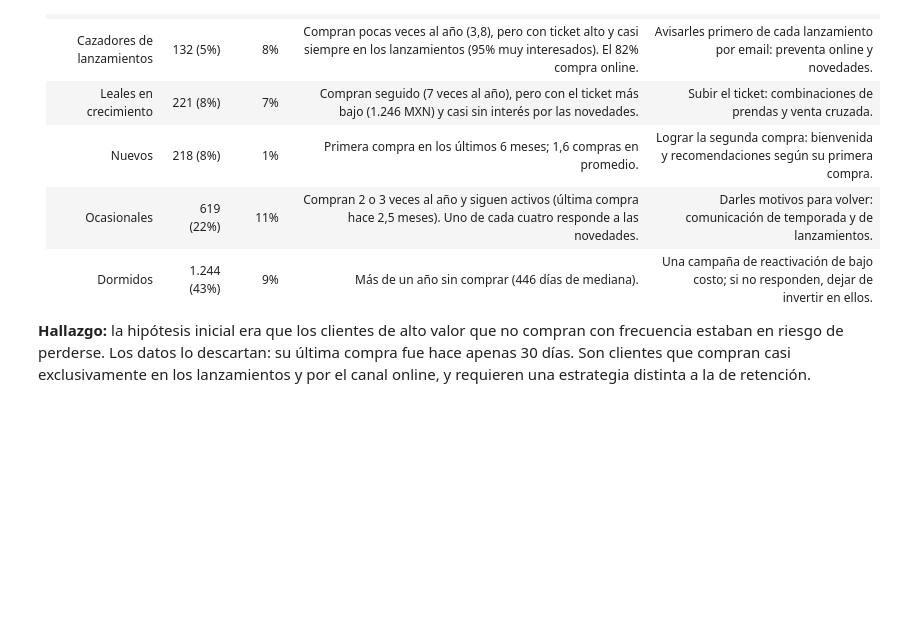
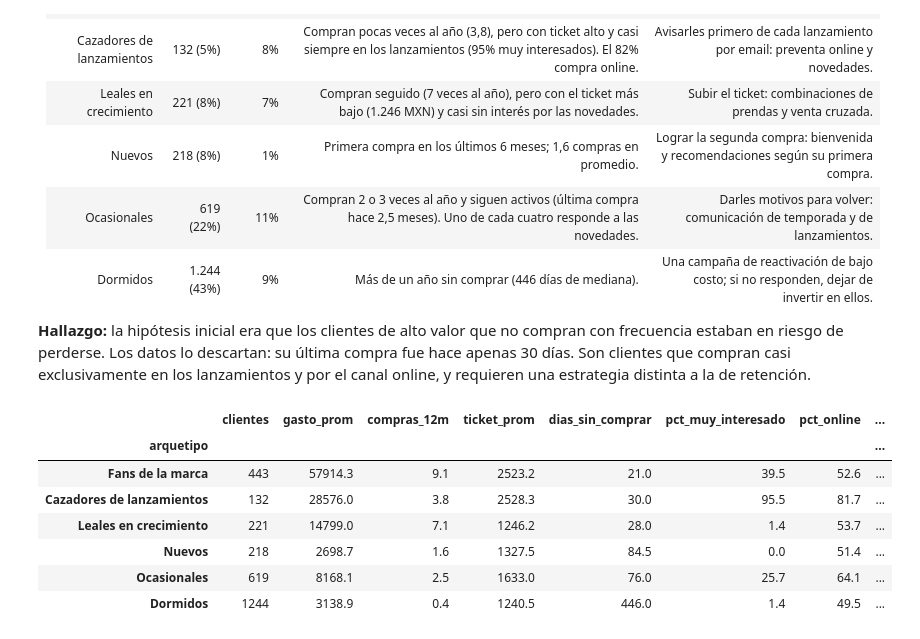
Before and after one commit to Edmh1/retail-customer-analytics, a Jupyter notebook: notebooks/02_analisis.ipynb, the cells around one changed output. Drawn from its saved outputs; the diff is of its cells as text; code cells hidden in the pictures; blank space fills up the shorter version.

```diff
--- a/notebooks/02_analisis.ipynb
+++ b/notebooks/02_analisis.ipynb
@@ -774,3 +774,19 @@ perfil.drop(columns="venta_total").round(1)
 | Dormidos | 1.244 (43%) | 9% | Más de un año sin comprar (446 días de mediana). | Una campaña de reactivación de bajo costo; si no responden, dejar de invertir en ellos. |
 
 **Hallazgo:** la hipótesis inicial era que los clientes de alto valor que no compran con frecuencia estaban en riesgo de perderse. Los datos lo descartan: su última compra fue hace apenas 30 días. Son clientes que compran casi exclusivamente en los lanzamientos y por el canal online, y requieren una estrategia distinta a la de retención.
+# %%
+nuevo_nombre = {"Valiosos en riesgo": "Cazadores de lanzamientos"}
+
+clientes["arquetipo"] = clientes["arquetipo"].cat.rename_categories(nuevo_nombre)
+perfil = perfil.rename(index=nuevo_nombre)
+
+perfil.drop(columns="venta_total").round(1)
+# %% [output]
+|  | clientes | gasto_prom | compras_12m | ticket_prom | dias_sin_comprar | pct_muy_interesado | pct_online | ... |
+| arquetipo |  |  |  |  |  |  |  | ... |
+| Fans de la marca | 443 | 57914.3 | 9.1 | 2523.2 | 21.0 | 39.5 | 52.6 | ... |
+| Cazadores de lanzamientos | 132 | 28576.0 | 3.8 | 2528.3 | 30.0 | 95.5 | 81.7 | ... |
+| Leales en crecimiento | 221 | 14799.0 | 7.1 | 1246.2 | 28.0 | 1.4 | 53.7 | ... |
+| Nuevos | 218 | 2698.7 | 1.6 | 1327.5 | 84.5 | 0.0 | 51.4 | ... |
+| Ocasionales | 619 | 8168.1 | 2.5 | 1633.0 | 76.0 | 25.7 | 64.1 | ... |
+| Dormidos | 1244 | 3138.9 | 0.4 | 1240.5 | 446.0 | 1.4 | 49.5 | ... |
```
Also changed, not shown: parts of 2 cells of this notebook, 1 other file.
